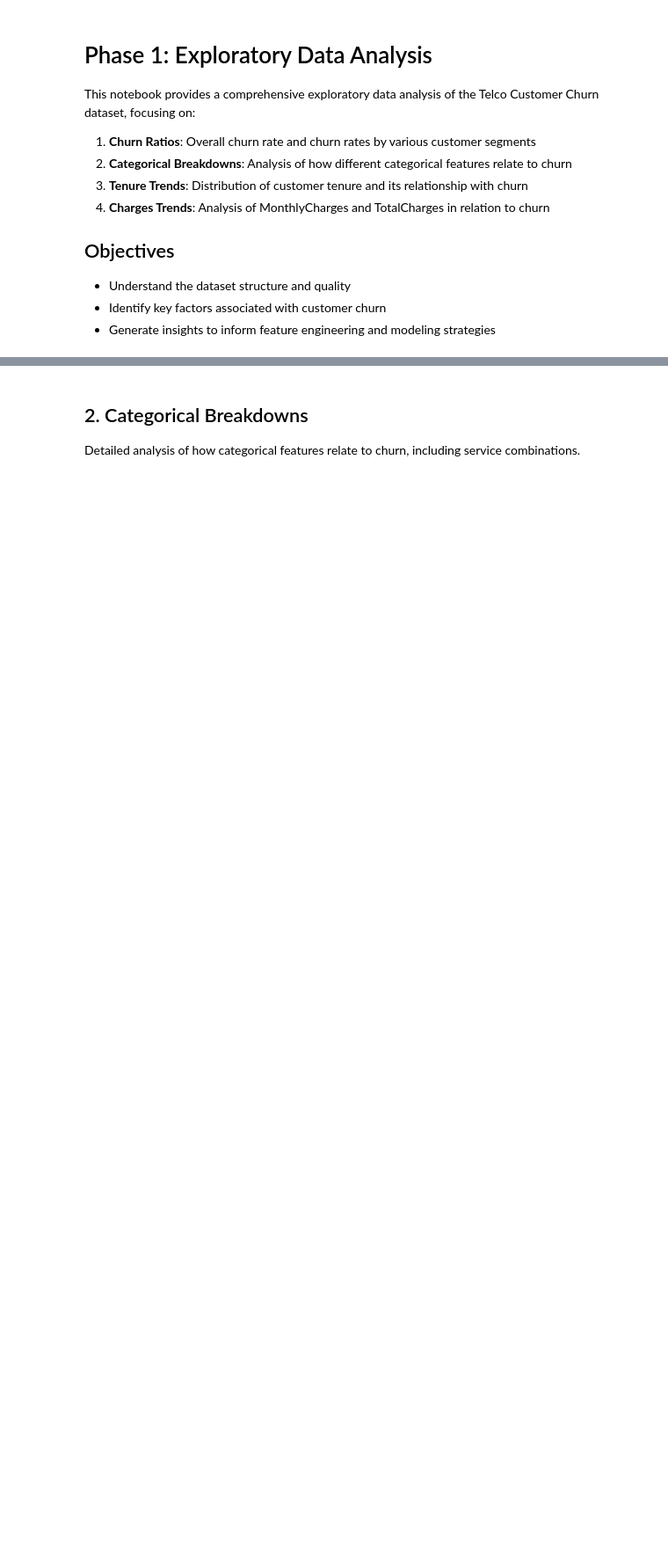
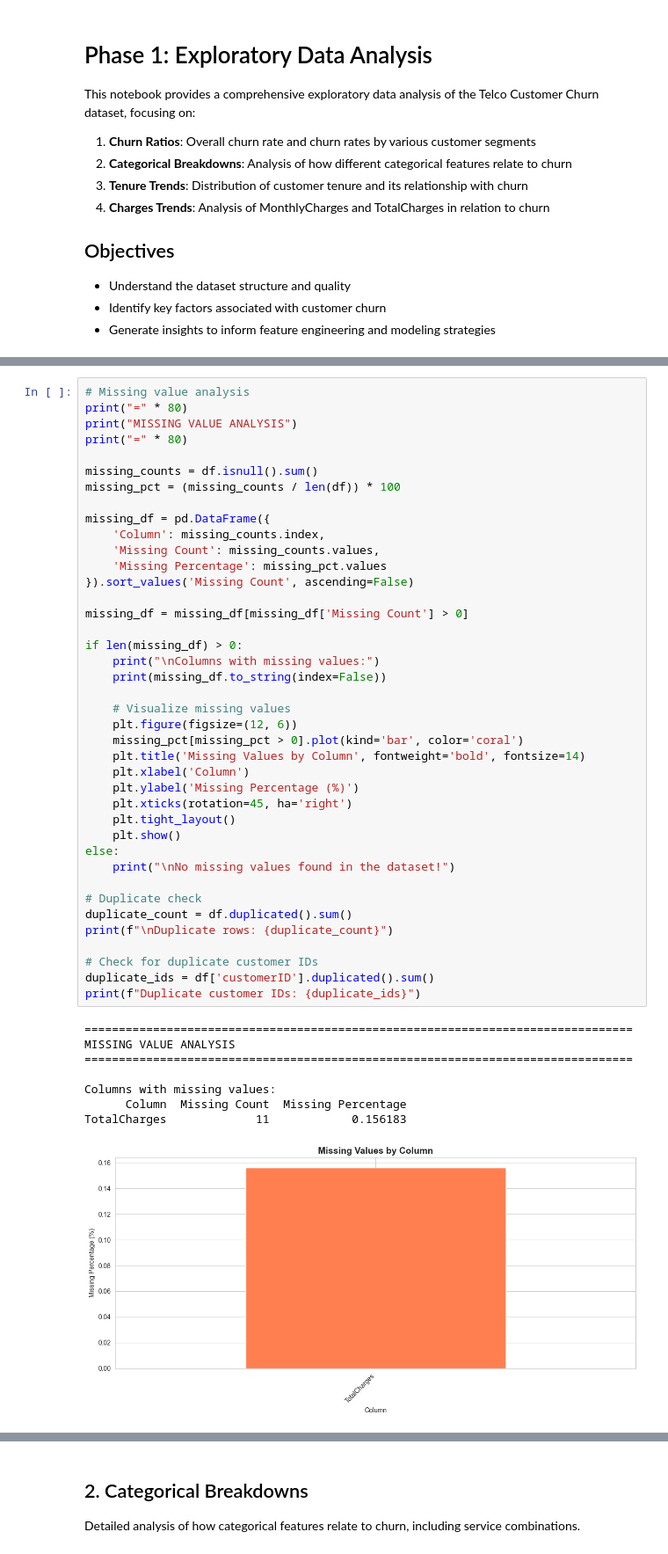
Before and after one commit to Rudra-Tiwari-codes/telco-churn-retention, a Jupyter notebook: notebooks/phase1_eda.ipynb, the cells around one changed output, grey strips where cells are left out. Shown at 88% size. Cells and saved outputs as stored; diff of their text form; blank space fills up the shorter version.

Commit message:
docs: update Phase 1 EDA notebook with complete analysis outputs

```diff
--- a/notebooks/phase1_eda.ipynb
+++ b/notebooks/phase1_eda.ipynb
@@ -46,0 +69,49 @@ df.head()
+# %%
+# Missing value analysis
+print("=" * 80)
+print("MISSING VALUE ANALYSIS")
+print("=" * 80)
+
+missing_counts = df.isnull().sum()
+missing_pct = (missing_counts / len(df)) * 100
+
+missing_df = pd.DataFrame({
+    'Column': missing_counts.index,
+    'Missing Count': missing_counts.values,
+    'Missing Percentage': missing_pct.values
+}).sort_values('Missing Count', ascending=False)
+
+missing_df = missing_df[missing_df['Missing Count'] > 0]
+
+if len(missing_df) > 0:
+    print("\nColumns with missing values:")
+    print(missing_df.to_string(index=False))
+
+    # Visualize missing values
+    plt.figure(figsize=(12, 6))
+    missing_pct[missing_pct > 0].plot(kind='bar', color='coral')
+    plt.title('Missing Values by Column', fontweight='bold', fontsize=14)
+    plt.xlabel('Column')
+    plt.ylabel('Missing Percentage (%)')
+    plt.xticks(rotation=45, ha='right')
+    plt.tight_layout()
+    plt.show()
+else:
+    print("\nNo missing values found in the dataset!")
+
+# Duplicate check
+duplicate_count = df.duplicated().sum()
+print(f"\nDuplicate rows: {duplicate_count}")
+
+# Check for duplicate customer IDs
+duplicate_ids = df['customerID'].duplicated().sum()
+print(f"Duplicate customer IDs: {duplicate_ids}")
+# %% [output]
+================================================================================
+MISSING VALUE ANALYSIS
+================================================================================
+
+Columns with missing values:
+      Column  Missing Count  Missing Percentage
+TotalCharges             11            0.156183
+[figure, added]
```
Also changed, not shown: parts of 14 cells of this notebook.
